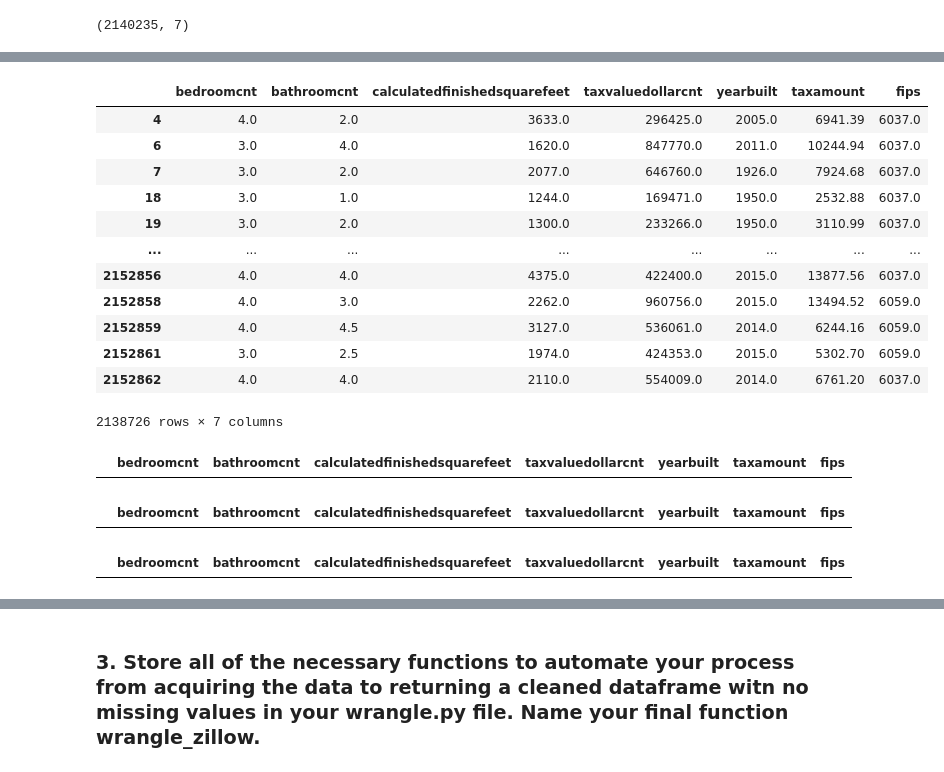
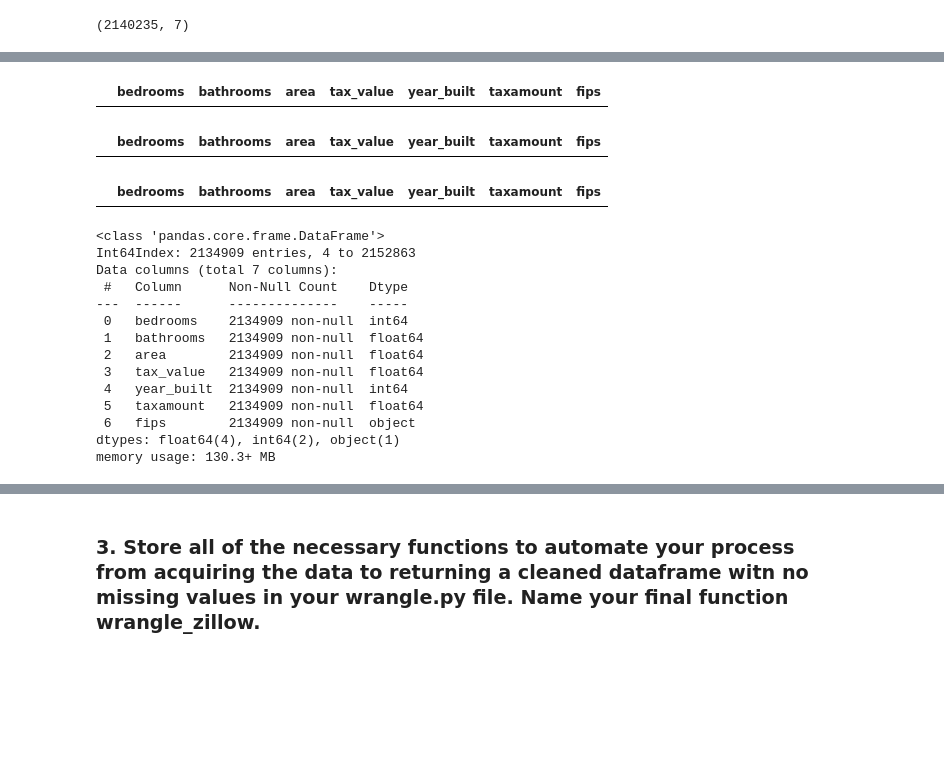
Before and after one commit to rajaramgautam/regression-exercises, a Jupyter notebook: wrangle.ipynb, the cells around one changed output, grey strips where cells are left out. Cells and saved outputs as stored; diff of their text form; code cells hidden in the pictures; blank space fills up the shorter version.

Commit message:
Wrnagle Final Until Needed to Change Otherwise

```diff
--- a/wrangle.ipynb
+++ b/wrangle.ipynb
@@ -221,3 +275,11 @@ df['yearbuilt'] = df.yearbuilt.astype('int')
+# %%
+# It make more sense to make year int because year cannot be in float, further by keeping it that way we can do
+# calculation of year_built if needed.
+df['year_built'] = df.year_built.astype('int')
+# %%
+# Since FIPS stands for Federal Information Processing Standards. It sounds like its code and we don't need to
+# mathematical operation on it. So I will keep it as object datatype
+df['fips'] = df.fips.astype('object')
 # %%
 df.info(show_counts = True)
 # %% [output]
@@ -257,0 +321,4 @@ df[df.bedroomcnt == 0]
+# %%
+# Deleting rows with bedroom count 0, since it makes no sense
+df = df[df.bedrooms > 0]
+df
@@ -258,5 +356,5 @@ df[df.bedroomcnt == 0]
 # %%
 # Deleting rows with bedroom count 0
-df = df[df.bedroomcnt > 0]
+df = df[df.bathrooms > 0]
 df
 # %% [output]
@@ -292,30 +374,10 @@ df[df.bathroomcnt == 0]
 # %%
-# Deleting rows with bedroom count 0
-df = df[df.bathroomcnt > 0]
-df
+# Checking for house with area 0
+df[df.area == 0]
 # %% [output]
-|  | bedroomcnt | bathroomcnt | calculatedfinishedsquarefeet | taxvaluedollarcnt | yearbuilt | taxamount | fips |
-| 4 | 4.0 | 2.0 | 3633.0 | 296425.0 | 2005.0 | 6941.39 | 6037.0 |
-| 6 | 3.0 | 4.0 | 1620.0 | 847770.0 | 2011.0 | 10244.94 | 6037.0 |
-| 7 | 3.0 | 2.0 | 2077.0 | 646760.0 | 1926.0 | 7924.68 | 6037.0 |
-| 18 | 3.0 | 1.0 | 1244.0 | 169471.0 | 1950.0 | 2532.88 | 6037.0 |
-| 19 | 3.0 | 2.0 | 1300.0 | 233266.0 | 1950.0 | 3110.99 | 6037.0 |
-| ... | ... | ... | ... | ... | ... | ... | ... |
-| 2152856 | 4.0 | 4.0 | 4375.0 | 422400.0 | 2015.0 | 13877.56 | 6037.0 |
-| 2152858 | 4.0 | 3.0 | 2262.0 | 960756.0 | 2015.0 | 13494.52 | 6059.0 |
-| 2152859 | 4.0 | 4.5 | 3127.0 | 536061.0 | 2014.0 | 6244.16 | 6059.0 |
-| 2152861 | 3.0 | 2.5 | 1974.0 | 424353.0 | 2015.0 | 5302.70 | 6059.0 |
-| 2152862 | 4.0 | 4.0 | 2110.0 | 554009.0 | 2014.0 | 6761.20 | 6037.0 |
+|  | bedrooms | bathrooms | area | tax_value | year_built | taxamount | fips |
-2138726 rows × 7 columns
-# %%
-df[df.calculatedfinishedsquarefeet == 0]
-# %% [output]
-|  | bedroomcnt | bathroomcnt | calculatedfinishedsquarefeet | taxvaluedollarcnt | yearbuilt | taxamount | fips |
-# %%
-df[df.taxvaluedollarcnt == 0]
-# %% [output]
-|  | bedroomcnt | bathroomcnt | calculatedfinishedsquarefeet | taxvaluedollarcnt | yearbuilt | taxamount | fips |
-# %%
-df[df.yearbuilt == 0]
-# %% [output]
-|  | bedroomcnt | bathroomcnt | calculatedfinishedsquarefeet | taxvaluedollarcnt | yearbuilt | taxamount | fips |
+# %%
+# Checking for house with tax_value 0
+df[df.tax_value == 0]
+# %% [output]
+|  | bedrooms | bathrooms | area | tax_value | year_built | taxamount | fips |
@@ -321,0 +387,23 @@ df[df.yearbuilt == 0]
+# %%
+# Checkinf for the house with year_built = 0
+df[df.year_built == 0]
+# %% [output]
+|  | bedrooms | bathrooms | area | tax_value | year_built | taxamount | fips |
+# %%
+# Since we don't have it, if we have them. I would delete them as well.
+df.info(show_counts = True)
+# %% [output]
+<class 'pandas.core.frame.DataFrame'>
+Int64Index: 2134909 entries, 4 to 2152863
+Data columns (total 7 columns):
+ #   Column      Non-Null Count    Dtype
+---  ------      --------------    -----
+ 0   bedrooms    2134909 non-null  int64
+ 1   bathrooms   2134909 non-null  float64
+ 2   area        2134909 non-null  float64
+ 3   tax_value   2134909 non-null  float64
+ 4   year_built  2134909 non-null  int64
+ 5   taxamount   2134909 non-null  float64
+ 6   fips        2134909 non-null  object
+dtypes: float64(4), int64(2), object(1)
+memory usage: 130.3+ MB
```
Also changed, not shown: parts of 63 cells of this notebook.
